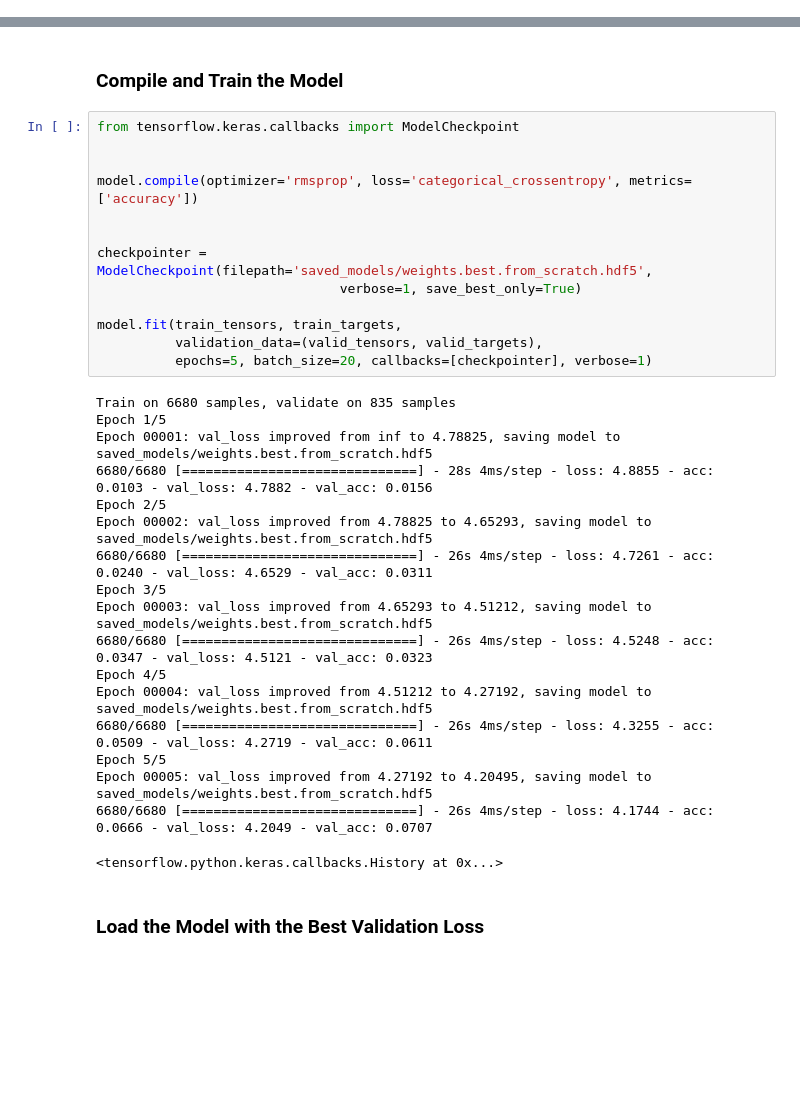
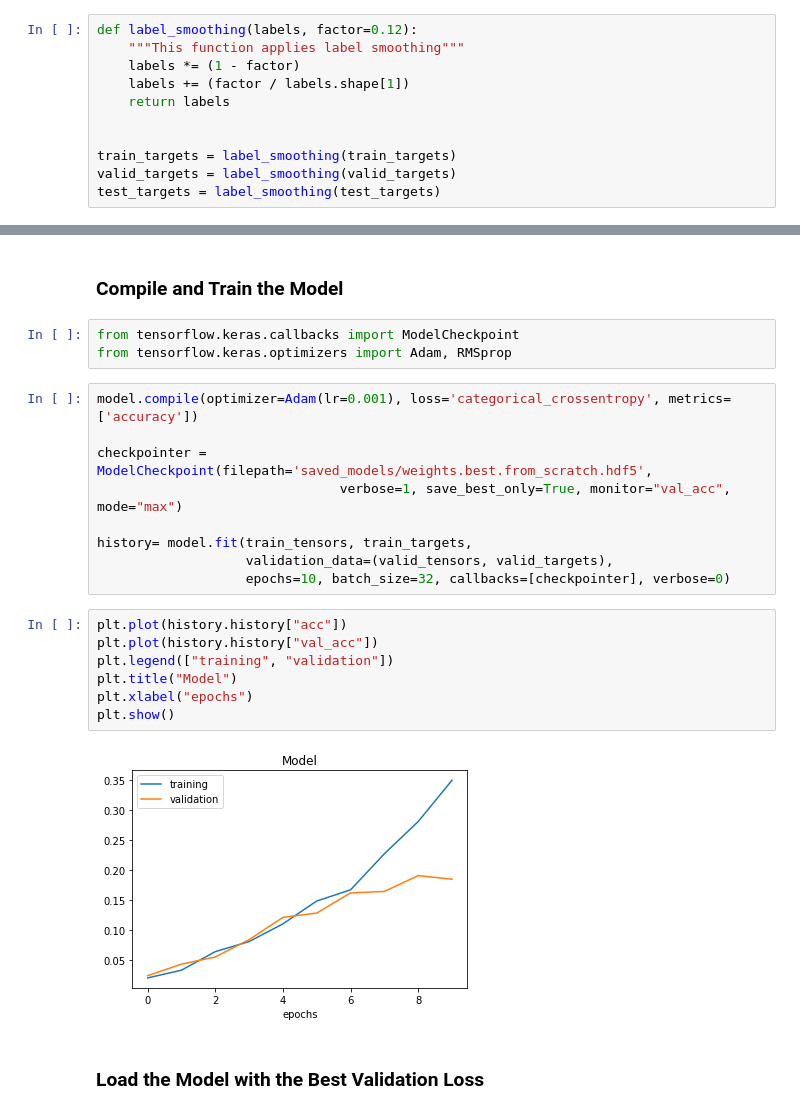
Before and after one commit to DavidMachineLearning/DogBreedDetection, a Jupyter notebook: dog_app.ipynb, the cells around one changed output, grey strips where cells are left out. Cells and saved outputs as stored; diff of their text form; blank space fills up the shorter version.

```diff
--- a/dog_app.ipynb
+++ b/dog_app.ipynb
@@ -241,0 +264,11 @@ _________________________________________________________________
+# %%
+def label_smoothing(labels, factor=0.12):
+    """This function applies label smoothing"""
+    labels *= (1 - factor)
+    labels += (factor / labels.shape[1])
+    return labels
+
+
+train_targets = label_smoothing(train_targets)
+valid_targets = label_smoothing(valid_targets)
+test_targets = label_smoothing(test_targets)
@@ -242,36 +352,26 @@ _________________________________________________________________
 # %% [markdown]
 ### Compile and Train the Model
+# %%
+from tensorflow.keras.callbacks import ModelCheckpoint
+from tensorflow.keras.optimizers import Adam, RMSprop
 # %%
-from tensorflow.keras.callbacks import ModelCheckpoint
-
-
-model.compile(optimizer='rmsprop', loss='categorical_crossentropy', metrics=['accuracy'])
-
+model.compile(optimizer=Adam(lr=0.001), loss='categorical_crossentropy', metrics=['accuracy'])
 
 checkpointer = ModelCheckpoint(filepath='saved_models/weights.best.from_scratch.hdf5',
-                               verbose=1, save_best_only=True)
+                               verbose=1, save_best_only=True, monitor="val_acc", mode="max")
 
-model.fit(train_tensors, train_targets,
-          validation_data=(valid_tensors, valid_targets),
-          epochs=5, batch_size=20, callbacks=[checkpointer], verbose=1)
+history= model.fit(train_tensors, train_targets,
+                   validation_data=(valid_tensors, valid_targets),
+                   epochs=10, batch_size=32, callbacks=[checkpointer], verbose=0)
-# %% [output]
-Train on 6680 samples, validate on 835 samples
-Epoch 1/5
-Epoch 00001: val_loss improved from inf to 4.78825, saving model to saved_models/weights.best.from_scratch.hdf5
-6680/6680 [==============================] - 28s 4ms/step - loss: 4.8855 - acc: 0.0103 - val_loss: 4.7882 - val_acc: 0.0156
-Epoch 2/5
-Epoch 00002: val_loss improved from 4.78825 to 4.65293, saving model to saved_models/weights.best.from_scratch.hdf5
-6680/6680 [==============================] - 26s 4ms/step - loss: 4.7261 - acc: 0.0240 - val_loss: 4.6529 - val_acc: 0.0311
-Epoch 3/5
-Epoch 00003: val_loss improved from 4.65293 to 4.51212, saving model to saved_models/weights.best.from_scratch.hdf5
-6680/6680 [==============================] - 26s 4ms/step - loss: 4.5248 - acc: 0.0347 - val_loss: 4.5121 - val_acc: 0.0323
-Epoch 4/5
-Epoch 00004: val_loss improved from 4.51212 to 4.27192, saving model to saved_models/weights.best.from_scratch.hdf5
-6680/6680 [==============================] - 26s 4ms/step - loss: 4.3255 - acc: 0.0509 - val_loss: 4.2719 - val_acc: 0.0611
-Epoch 5/5
-Epoch 00005: val_loss improved from 4.27192 to 4.20495, saving model to saved_models/weights.best.from_scratch.hdf5
-6680/6680 [==============================] - 26s 4ms/step - loss: 4.1744 - acc: 0.0666 - val_loss: 4.2049 - val_acc: 0.0707
-<tensorflow.python.keras.callbacks.History at 0x...>
+# %%
+plt.plot(history.history["acc"])
+plt.plot(history.history["val_acc"])
+plt.legend(["training", "validation"])
+plt.title("Model")
+plt.xlabel("epochs")
+plt.show()
+# %% [output]
+[figure, added]
 # %% [markdown]
 ### Load the Model with the Best Validation Loss
 # %%
```
Also changed, not shown: parts of 47 cells of this notebook, 21 other files.
